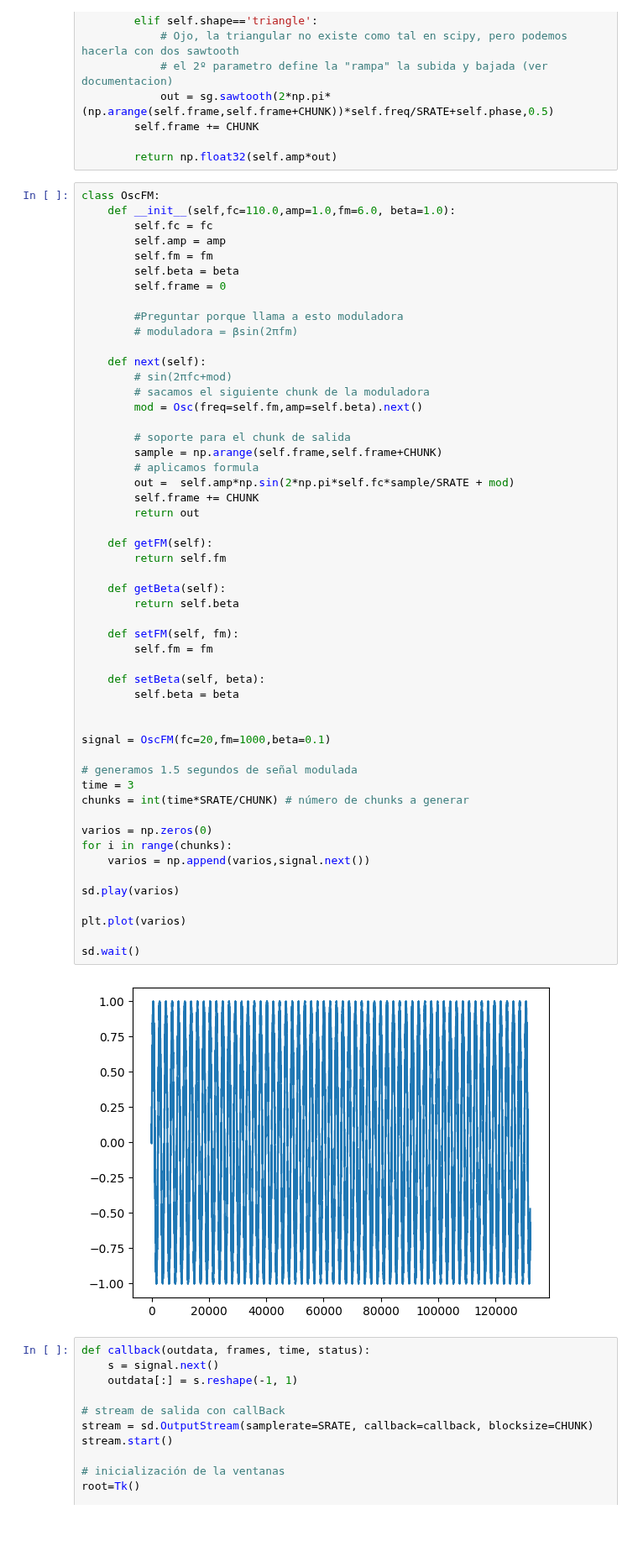
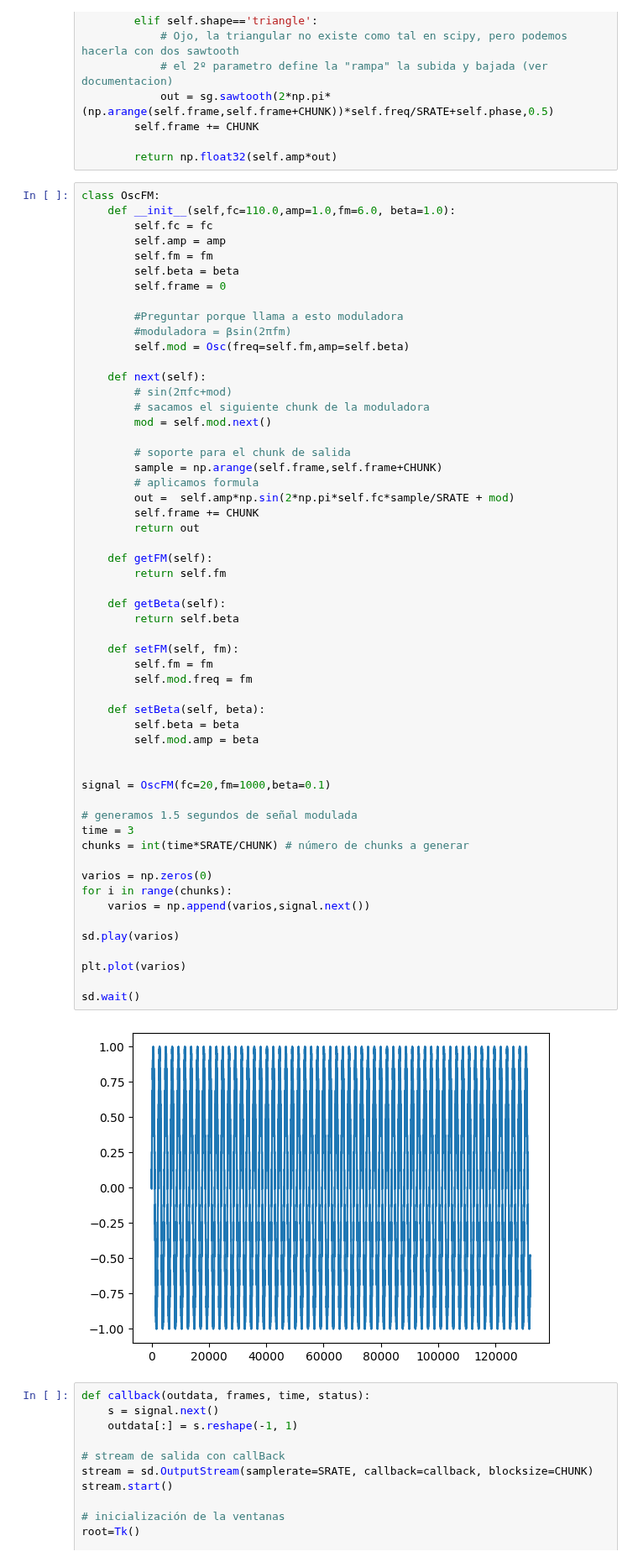
Before and after one commit to Adelpozo04/Informatica-Musical, a Jupyter notebook: entregas/practica2_ejercicio3.ipynb, the cells around one changed output. Shown at 84% size. Saved outputs shown, nothing was run; the diff lists cells and outputs as text; blank space fills up the shorter version.

```diff
--- a/entregas/practica2_ejercicio3.ipynb
+++ b/entregas/practica2_ejercicio3.ipynb
@@ -46,12 +46,13 @@ class OscFM:
         self.frame = 0
 
         #Preguntar porque llama a esto moduladora
-        # moduladora = βsin(2πfm)
+        #moduladora = βsin(2πfm)
+        self.mod = Osc(freq=self.fm,amp=self.beta)
 
     def next(self):
         # sin(2πfc+mod)
         # sacamos el siguiente chunk de la moduladora
-        mod = Osc(freq=self.fm,amp=self.beta).next()
+        mod = self.mod.next()
 
         # soporte para el chunk de salida
         sample = np.arange(self.frame,self.frame+CHUNK)
@@ -62,34 +63,36 @@ class OscFM:
 
     def getFM(self):
         return self.fm
 
     def getBeta(self):
         return self.beta
 
     def setFM(self, fm):
         self.fm = fm
+        self.mod.freq = fm
 
     def setBeta(self, beta):
         self.beta = beta
+        self.mod.amp = beta
 
 
 signal = OscFM(fc=20,fm=1000,beta=0.1)
 
 # generamos 1.5 segundos de señal modulada
 time = 3
 chunks = int(time*SRATE/CHUNK) # número de chunks a generar
 
 varios = np.zeros(0)
 for i in range(chunks):
     varios = np.append(varios,signal.next())
 
 sd.play(varios)
 
 plt.plot(varios)
 
 sd.wait()
 # %% [output]
-[figure, old version]
+[figure, new version]
 # %%
 def callback(outdata, frames, time, status):
     s = signal.next()
```
